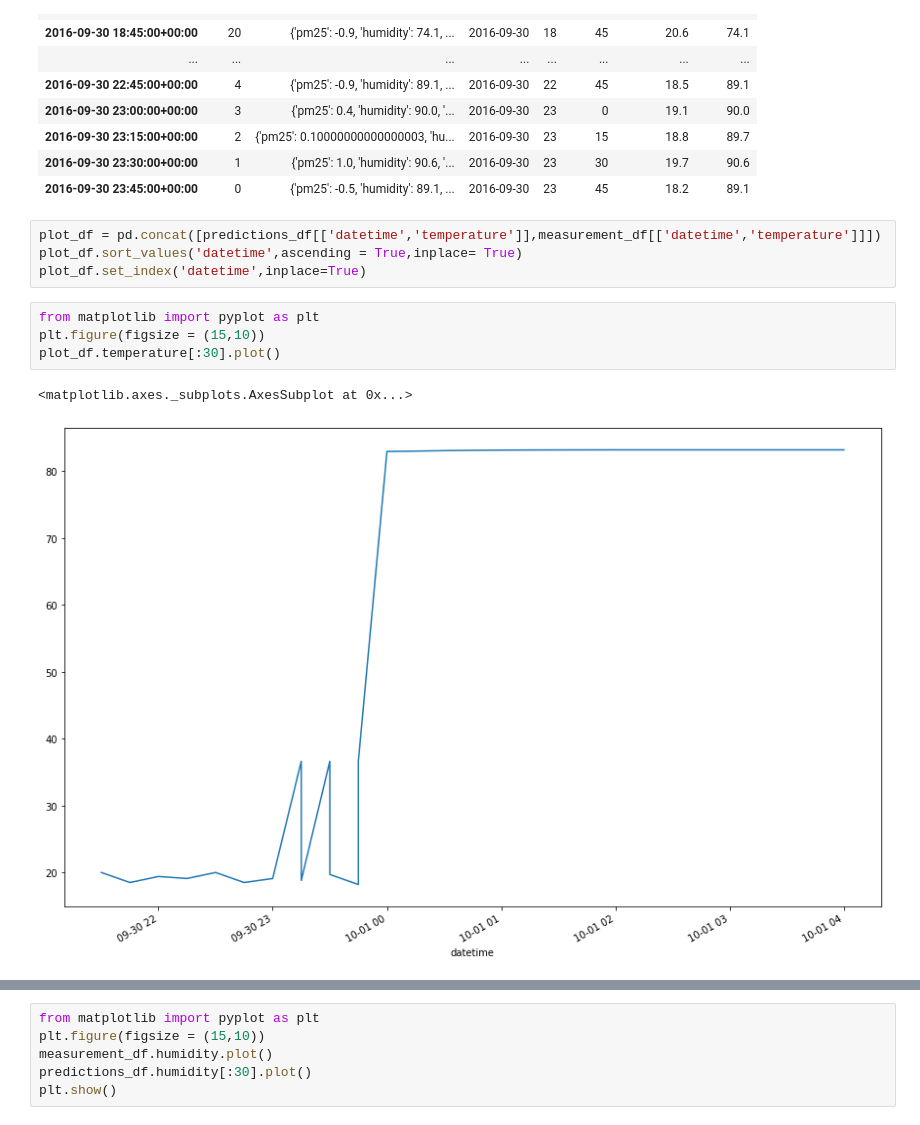
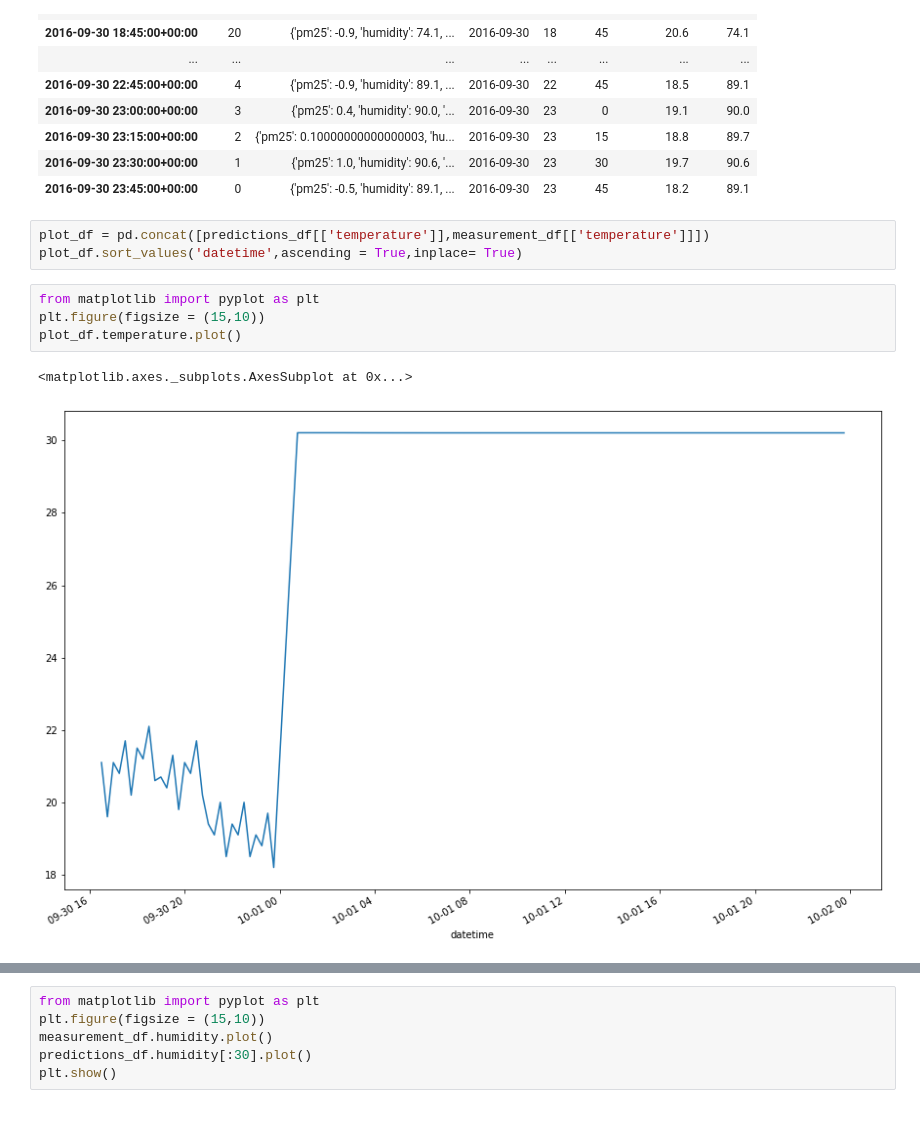
Before and after one commit to undp/satlomas-back, a Jupyter notebook: notebooks/db_predictions_ploting.ipynb, the cells around one changed output, grey strips where cells are left out. Cells and saved outputs as stored; diff of their text form.

```diff
--- a/notebooks/db_predictions_ploting.ipynb
+++ b/notebooks/db_predictions_ploting.ipynb
@@ -169,16 +177,15 @@ measurement_df
 | 2016-09-30 23:30:00+00:00 | 1 | {'pm25': 1.0, 'humidity': 90.6, '... | 2016-09-30 | 23 | 30 | 19.7 | 90.6 |
 | 2016-09-30 23:45:00+00:00 | 0 | {'pm25': -0.5, 'humidity': 89.1, ... | 2016-09-30 | 23 | 45 | 18.2 | 89.1 |
 # %%
-plot_df = pd.concat([predictions_df[['datetime','temperature']],measurement_df[['datetime','temperature']]])
+plot_df = pd.concat([predictions_df[['temperature']],measurement_df[['temperature']]])
 plot_df.sort_values('datetime',ascending = True,inplace= True)
-plot_df.set_index('datetime',inplace=True)
 # %%
 from matplotlib import pyplot as plt
 plt.figure(figsize = (15,10))
-plot_df.temperature[:30].plot()
+plot_df.temperature.plot()
 # %% [output]
 <matplotlib.axes._subplots.AxesSubplot at 0x...>
-[figure, old version]
+[figure, new version]
 # %%
 from matplotlib import pyplot as plt
 plt.figure(figsize = (15,10))
```
Also changed, not shown: parts of 7 cells of this notebook, 1 other file.
